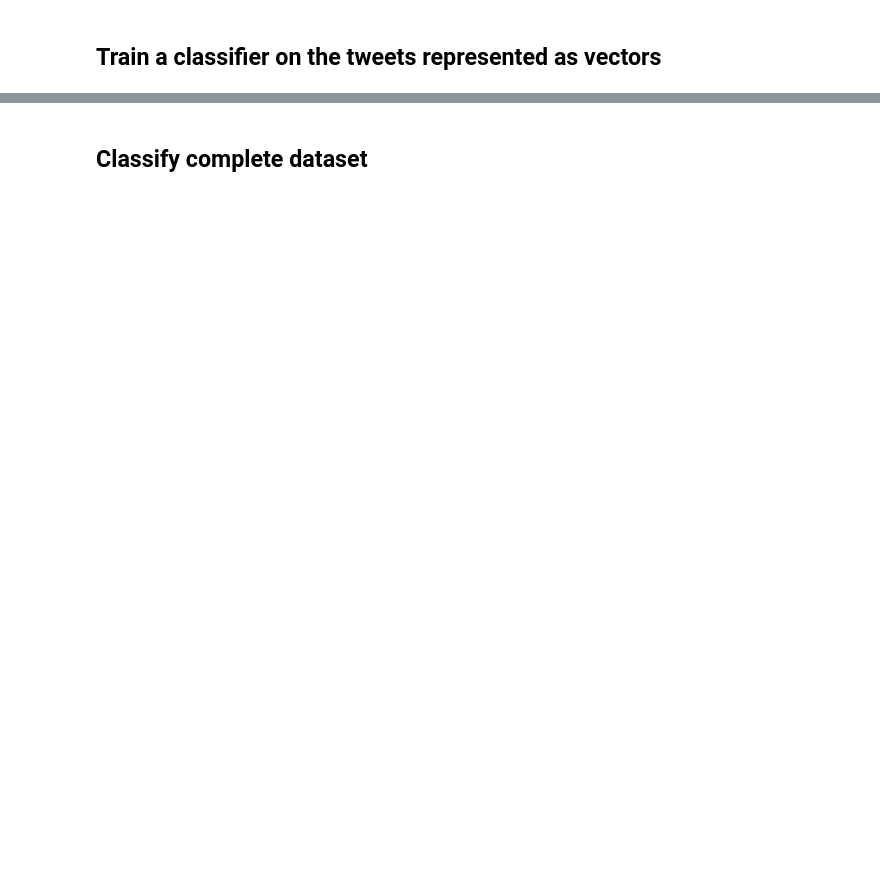
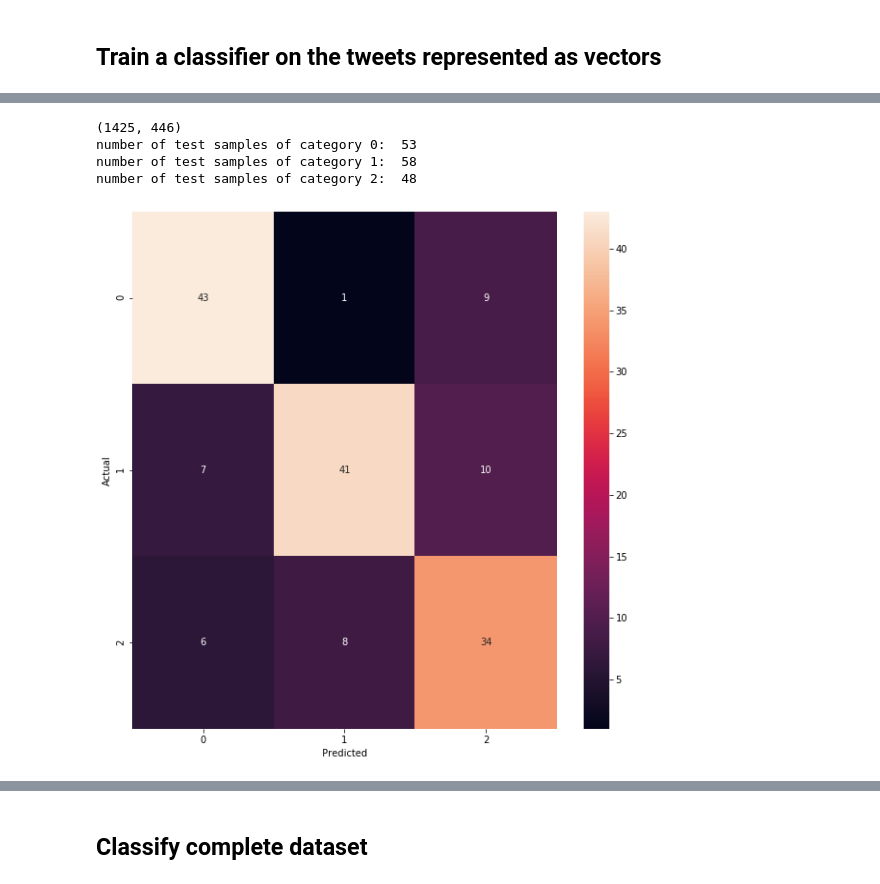
Before and after one commit to HannahPinson/twitterThesisProjects, a Jupyter notebook: analyzingTweets.ipynb, the cells around one changed output, grey strips where cells are left out. Drawn from its saved outputs; the diff is of its cells as text; code cells hidden in the pictures; blank space fills up the shorter version.

```diff
--- a/analyzingTweets.ipynb
+++ b/analyzingTweets.ipynb
@@ -204,0 +248,29 @@ plt.show()
+# %%
+#We select the best model to continue. Before the actual classification, we use it on a part of the labeled dataset
+# to visualize how well it performs.
+
+
+model_final = LinearSVC()#LogisticRegression(random_state=0)
+X_train, X_test, y_train, y_test, indices_train, indices_test = train_test_split(features, labels, tweet_dataset.index, test_size=0.10, random_state=0)
+model_final.fit(X_train, y_train)
+y_pred = model_final.predict(X_test)
+
+print(X_train.shape)
+
+print('number of test samples of category 0: ', np.where(y_test==0)[0].shape[0])
+print('number of test samples of category 1: ',np.where(y_test==1)[0].shape[0])
+print('number of test samples of category 2: ', np.where(y_test==2)[0].shape[0])
+
+conf_mat = confusion_matrix(y_test, y_pred)
+fig, ax = plt.subplots(figsize=(10,10))
+#sns.heatmap(conf_mat, annot=True, fmt='d',xticklabels=category_id_df.Product.values, yticklabels=category_id_df.Product.values)
+sns.heatmap(conf_mat, annot=True, fmt='d')
+plt.ylabel('Actual')
+plt.xlabel('Predicted')
+plt.show()
+# %% [output]
+(1425, 446)
+number of test samples of category 0:  53
+number of test samples of category 1:  58
+number of test samples of category 2:  48
+[figure, added]
```
Also changed, not shown: parts of 42 cells of this notebook.
